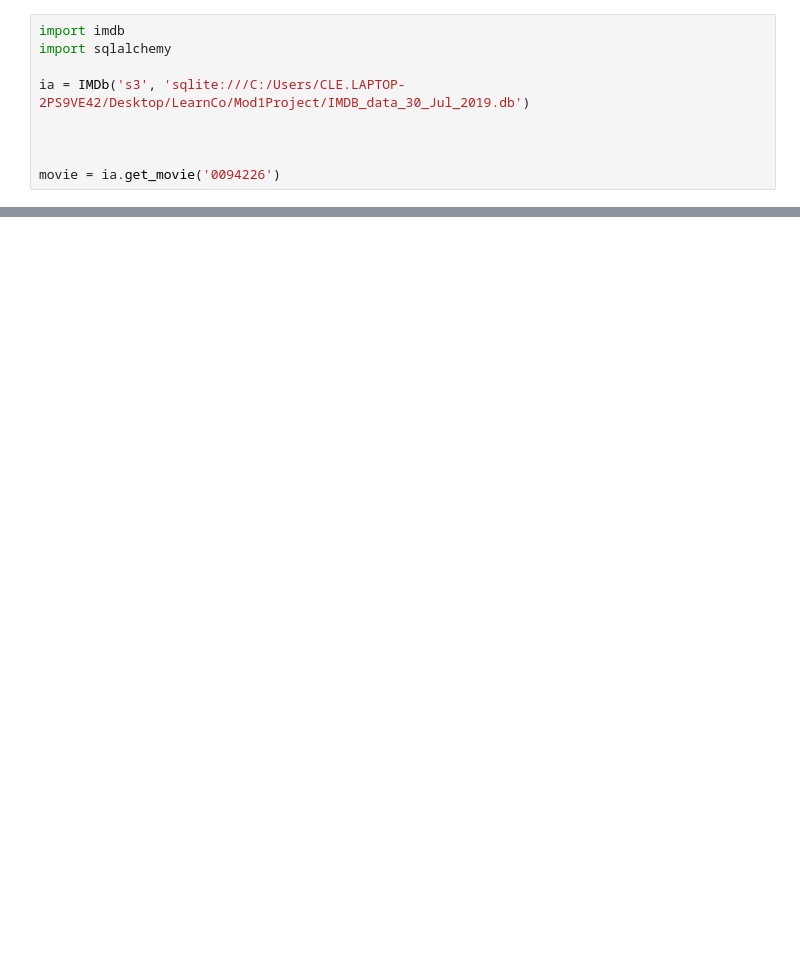
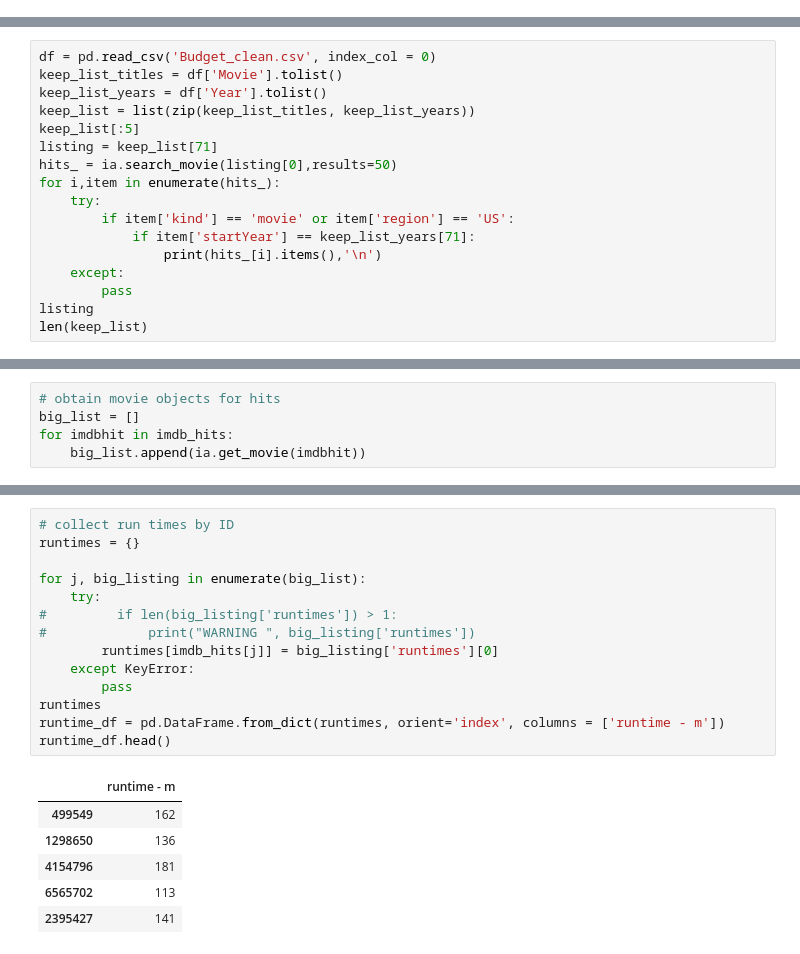
Before and after one commit to CristinaTRico/Mod1Project, a Jupyter notebook: CLE_scratch.ipynb, the cells around one changed output, grey strips where cells are left out. Drawn from its saved outputs; the diff is of its cells as text; blank space fills up the shorter version.

Commit message:
creation of pd.df of IMDb data

```diff
--- a/CLE_scratch.ipynb
+++ b/CLE_scratch.ipynb
@@ -60,9 +19,0 @@ imdb.VERSION
-# %%
-import imdb
-import sqlalchemy
-
-ia = IMDb('s3', 'sqlite:///C:/Users/CLE.LAPTOP-2PS9VE42/Desktop/LearnCo/Mod1Project/IMDB_data_30_Jul_2019.db')
-
-
-
-movie = ia.get_movie('0094226')
@@ -140,0 +44,17 @@ KeyError: 'kind'
+# %%
+df = pd.read_csv('Budget_clean.csv', index_col = 0)
+keep_list_titles = df['Movie'].tolist()
+keep_list_years = df['Year'].tolist()
+keep_list = list(zip(keep_list_titles, keep_list_years))
+keep_list[:5]
+listing = keep_list[71]
+hits_ = ia.search_movie(listing[0],results=50)
+for i,item in enumerate(hits_):
+    try:
+        if item['kind'] == 'movie' or item['region'] == 'US':
+            if item['startYear'] == keep_list_years[71]:
+                print(hits_[i].items(),'\n')
+    except:
+        pass
+listing
+len(keep_list)
@@ -158,0 +121,5 @@ Hobbit: The Desolation of Smaug, The (None)
+# %%
+# obtain movie objects for hits
+big_list = []
+for imdbhit in imdb_hits:
+    big_list.append(ia.get_movie(imdbhit))
@@ -158,0 +146,21 @@ Hobbit: The Desolation of Smaug, The (None)
+# %%
+# collect run times by ID
+runtimes = {}
+
+for j, big_listing in enumerate(big_list):
+    try:
+#         if len(big_listing['runtimes']) > 1:
+#             print("WARNING ", big_listing['runtimes'])
+        runtimes[imdb_hits[j]] = big_listing['runtimes'][0]
+    except KeyError:
+        pass
+runtimes
+runtime_df = pd.DataFrame.from_dict(runtimes, orient='index', columns = ['runtime - m'])
+runtime_df.head()
+# %% [output]
+|  | runtime - m |
+| 499549 | 162 |
+| 1298650 | 136 |
+| 4154796 | 181 |
+| 6565702 | 113 |
+| 2395427 | 141 |
```
Also changed, not shown: parts of 22 cells of this notebook, 3 other files.
